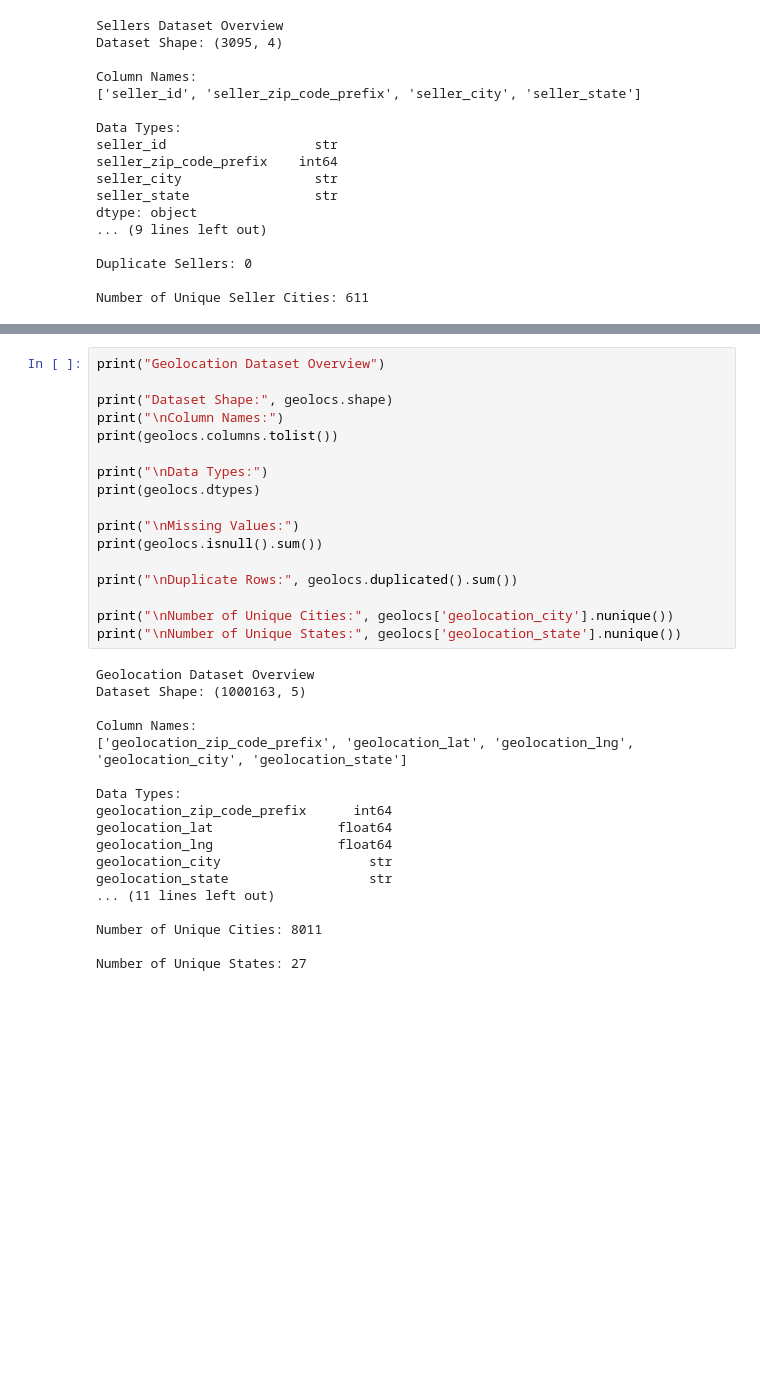
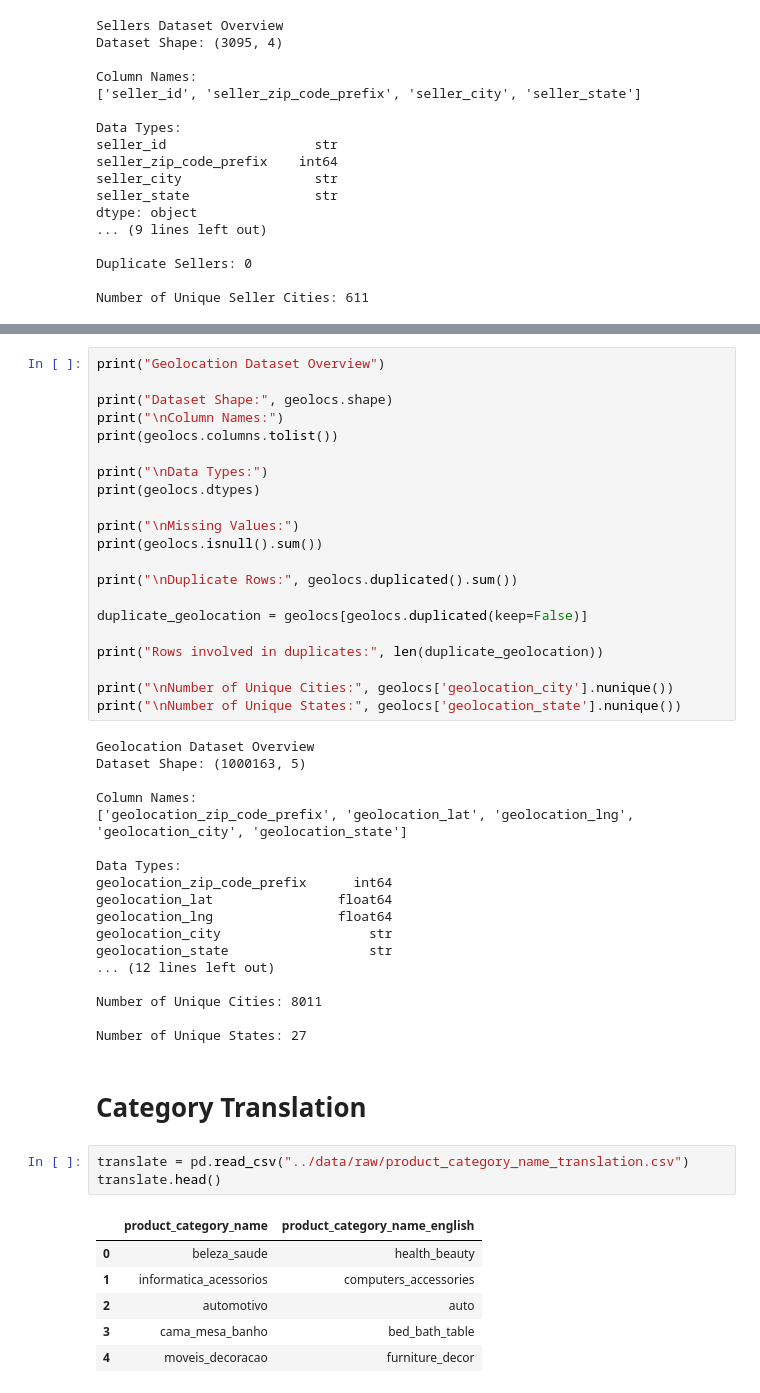
Before and after one commit to anissasoungpanya/E-CommerceBusinessPerformance-Growth, a Jupyter notebook: notebooks/01_data_overview.ipynb, the cells around one changed output, grey strips where cells are left out. Cells and saved outputs as stored; diff of their text form; blank space fills up the shorter version.

```diff
--- a/notebooks/01_data_overview.ipynb
+++ b/notebooks/01_data_overview.ipynb
@@ -421,6 +470,10 @@ print(geolocs.isnull().sum())
 
 print("\nDuplicate Rows:", geolocs.duplicated().sum())
 
+duplicate_geolocation = geolocs[geolocs.duplicated(keep=False)]
+
+print("Rows involved in duplicates:", len(duplicate_geolocation))
+
 print("\nNumber of Unique Cities:", geolocs['geolocation_city'].nunique())
 print("\nNumber of Unique States:", geolocs['geolocation_state'].nunique())
 # %% [output]
@@ -436,8 +489,20 @@ geolocation_lat                float64
 geolocation_lng                float64
 geolocation_city                   str
 geolocation_state                  str
-... (11 lines left out)
+... (12 lines left out)
 
 Number of Unique Cities: 8011
 
 Number of Unique States: 27
+# %% [markdown]
+# Category Translation
+# %%
+translate = pd.read_csv("../data/raw/product_category_name_translation.csv")
+translate.head()
+# %% [output]
+|  | product_category_name | product_category_name_english |
+| 0 | beleza_saude | health_beauty |
+| 1 | informatica_acessorios | computers_accessories |
+| 2 | automotivo | auto |
+| 3 | cama_mesa_banho | bed_bath_table |
+| 4 | moveis_decoracao | furniture_decor |
```
Also changed, not shown: parts of 23 cells of this notebook, 2 other files.
